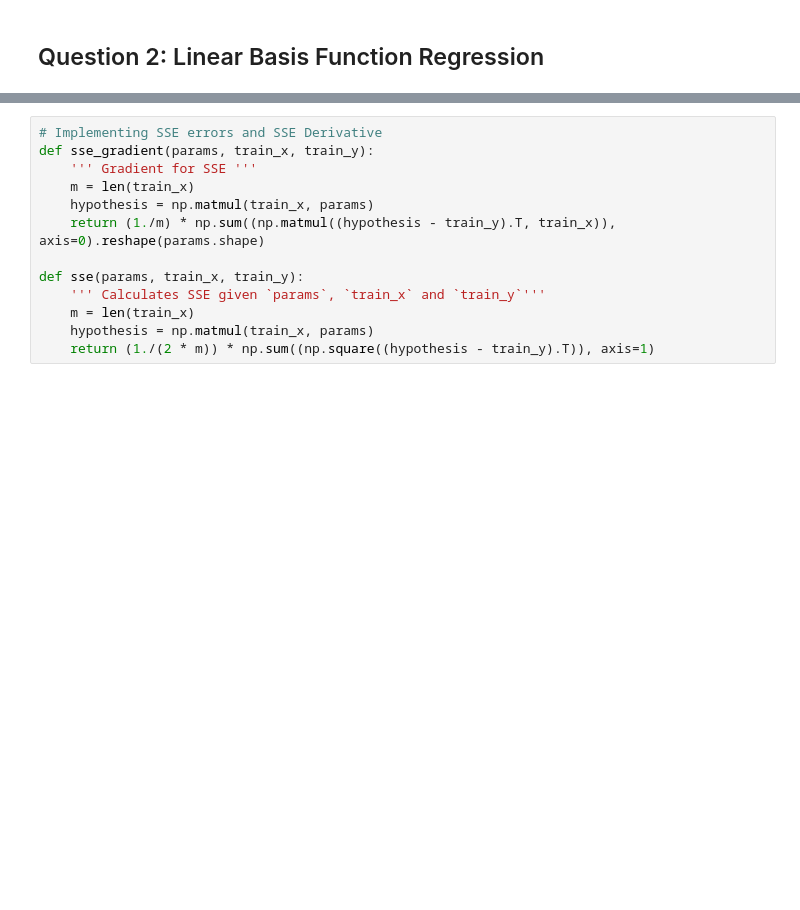
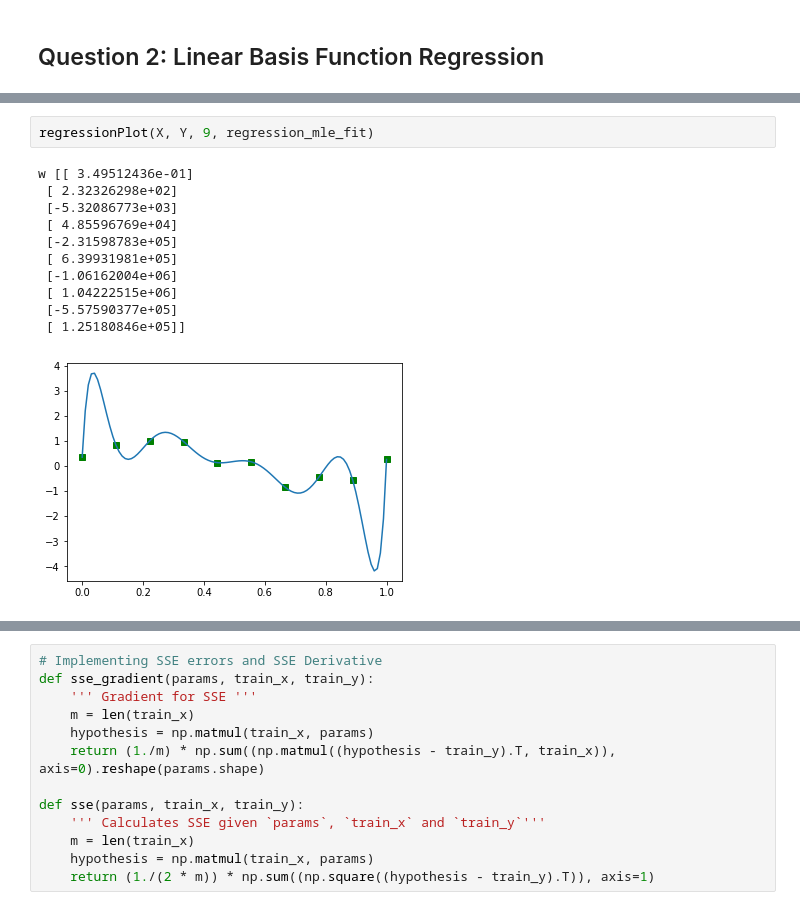
Before and after one commit to manthan787/machine-learning, a Jupyter notebook: PA1.ipynb, the cells around one changed output, grey strips where cells are left out. Cells and saved outputs as stored; diff of their text form; blank space fills up the shorter version.

```diff
--- a/PA1.ipynb
+++ b/PA1.ipynb
@@ -147,0 +171,14 @@ def regressionFit(X, Y, phi):
+# %%
+regressionPlot(X, Y, 9, regression_mle_fit)
+# %% [output]
+w [[ 3.49512436e-01]
+ [ 2.32326298e+02]
+ [-5.32086773e+03]
+ [ 4.85596769e+04]
+ [-2.31598783e+05]
+ [ 6.39931981e+05]
+ [-1.06162004e+06]
+ [ 1.04222515e+06]
+ [-5.57590377e+05]
+ [ 1.25180846e+05]]
+[figure, added]
```
Also changed, not shown: parts of 25 cells of this notebook.
